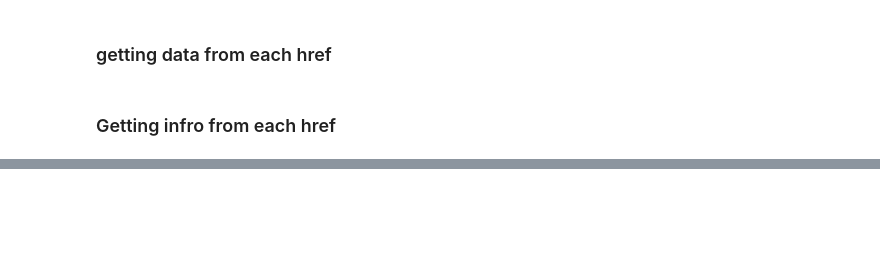
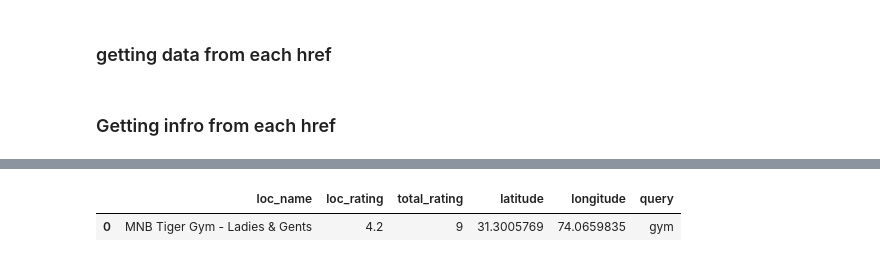
Before and after one commit to hyksos121/Google-Maps-Scraper, a Jupyter notebook: scrapper.ipynb, the cells around one changed output, grey strips where cells are left out. Cells and saved outputs as stored; diff of their text form; code cells hidden in the pictures; blank space fills up the shorter version.

Commit message:
main_data aquired

```diff
--- a/scrapper.ipynb
+++ b/scrapper.ipynb
@@ -135,8 +144,0 @@ KeyboardInterrupt:
-# %%
-href_list = list(hrefs_set)
-href_list.sort()
-file_name = f"href_list.txt"
-
-with open(file_name, 'a') as my_file:
-    for href in href_list:
-        my_file.write(href)
@@ -160,9 +181,18 @@ href_list.sort()
 # %% [markdown]
 ### Getting infro from each href
 # %%
-for href in href_list:
-    lat, long = href.split("!3d")[1].split("!4d")
-    long = long.split("!")[0]
+total_href_entries = len(href_file_set)
+mess_ups = list()
+while(len(href_file_set) > 0):
+    try:
+        o_href = href_file_set.pop()
+        href = o_href
+        lat, long = href[0].split("!3d")[1].split("!4d")
+        long = long.split("!")[0]
+    except:
+        print(o_href)
+        mess_ups.append(o_href)
+        continue
 
     driver.get(href[0])
     query_list.append(href[1])
@@ -178,7 +208,7 @@ for href in href_list:
         except selExcep.NoSuchElementException:
             # Ip got blocked, Wait for some time and refresh
             time.sleep(refresh_time)
-            driver.get(href)
+            driver.get(href[0])
             time.sleep(1)
             print(f"Refresh time: {refresh_time}")
             refresh_time += 5
@@ -193,9 +223,16 @@ for href in href_list:
         rating = None
         rating_count = None
 
+    with open("data_file.txt", "a", encoding='utf-8') as d_file:
+        temp_csv_str = f"{name},{rating},{rating_count},{lat},{long},{query},{href[0]}\n"
+        # temp_csv_str = temp_csv_str.encode("utf-8")
+        d_file.write(temp_csv_str)
+
     loc_names.append(name)
     loc_ratings.append(rating)
     latitudes.append(lat)
     longitudes.append(long)
     total_ratings.append(rating_count)
-    time.sleep(3)
+    print(f"{len(loc_names)} / {total_href_entries}")
+
+    time.sleep(1)
@@ -202,8 +257,12 @@ for href in href_list:
 # %%
 df["loc_name"] = loc_names
 df["loc_rating"] = loc_ratings
 df["total_rating"] = total_ratings
 df["latitude"] = latitudes
 df["longitude"] = longitudes
+df["query"] = query_list
 df
+# %% [output]
+|  | loc_name | loc_rating | total_rating | latitude | longitude | query |
+| 0 | MNB Tiger Gym - Ladies & Gents | 4.2 | 9 | 31.3005769 | 74.0659835 | gym |
 # %%
```
Also changed, not shown: parts of 10 cells of this notebook, 6 other files.
